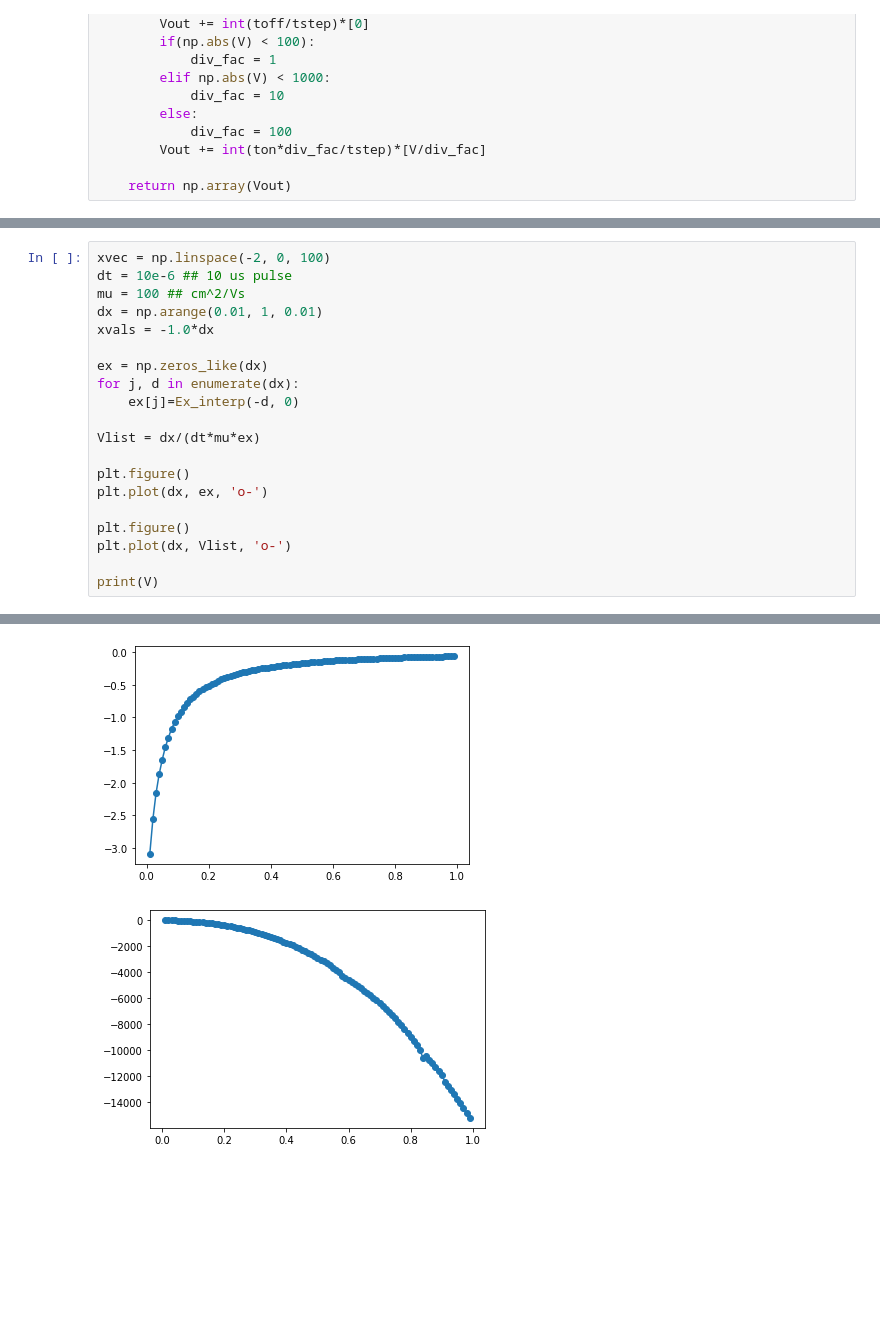
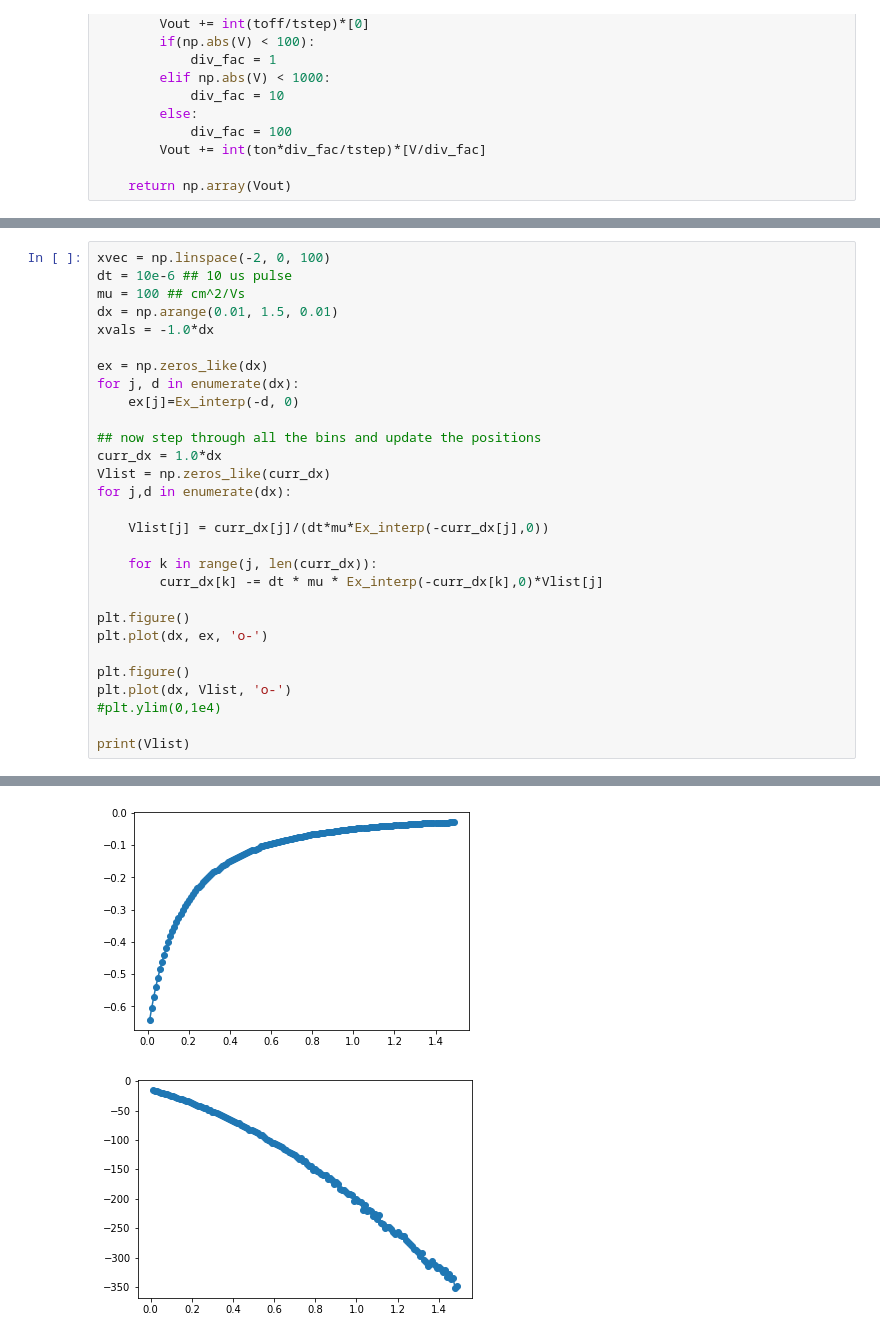
Before and after one commit to davemoore/Paul_Trap_MC, a Jupyter notebook: needle_MC.ipynb, the cells around one changed output, grey strips where cells are left out. Drawn from its saved outputs; the diff is of its cells as text; blank space fills up the shorter version.

```diff
--- a/needle_MC.ipynb
+++ b/needle_MC.ipynb
@@ -62,20 +115,29 @@ In sphere!
 xvec = np.linspace(-2, 0, 100)
 dt = 10e-6 ## 10 us pulse
 mu = 100 ## cm^2/Vs
-dx = np.arange(0.01, 1, 0.01)
+dx = np.arange(0.01, 1.5, 0.01)
 xvals = -1.0*dx
 
 ex = np.zeros_like(dx)
 for j, d in enumerate(dx):
     ex[j]=Ex_interp(-d, 0)
 
-Vlist = dx/(dt*mu*ex)
+## now step through all the bins and update the positions
+curr_dx = 1.0*dx
+Vlist = np.zeros_like(curr_dx)
+for j,d in enumerate(dx):
+
+    Vlist[j] = curr_dx[j]/(dt*mu*Ex_interp(-curr_dx[j],0))
+
+    for k in range(j, len(curr_dx)):
+        curr_dx[k] -= dt * mu * Ex_interp(-curr_dx[k],0)*Vlist[j]
 
 plt.figure()
 plt.plot(dx, ex, 'o-')
 
 plt.figure()
 plt.plot(dx, Vlist, 'o-')
+#plt.ylim(0,1e4)
 
-print(V)
+print(Vlist)
 # %% [output]
@@ -83,5 +161,5 @@ print(V)
-[figure, old version]
+[figure, new version]
-[figure, old version]
+[figure, new version]
 # %%
 Ex_interp(-0.5,0)
 # %% [output]
```
Also changed, not shown: parts of 6 cells of this notebook, 2 other files.
